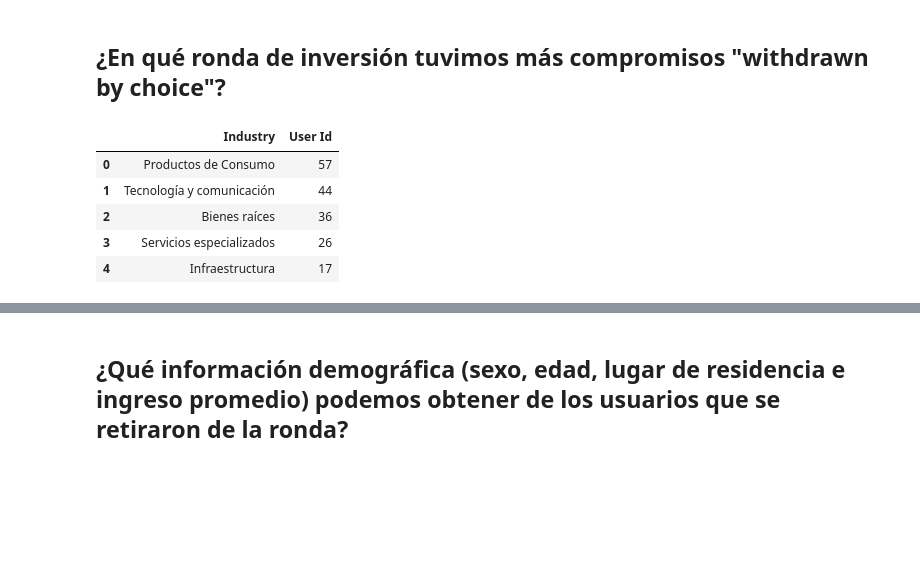
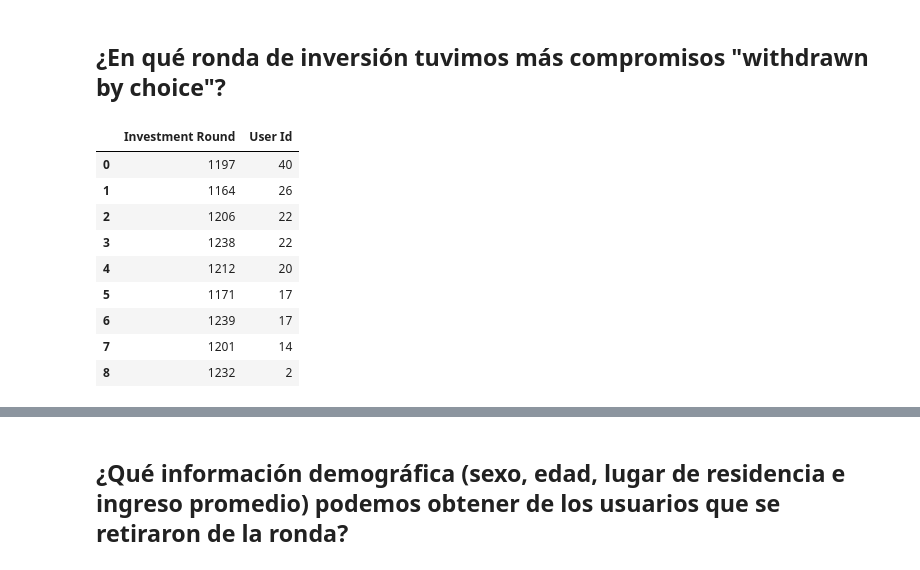
Before and after one commit to alexrodriguezh/test_pb, a Jupyter notebook: scripts/investments.ipynb, the cells around one changed output, grey strips where cells are left out. Drawn from its saved outputs; the diff is of its cells as text; code cells hidden in the pictures; blank space fills up the shorter version.

```diff
--- a/scripts/investments.ipynb
+++ b/scripts/investments.ipynb
@@ -66,12 +66,16 @@ data['Amount Invested'] = data['Amount Invested'].astype(float)
 ## ¿En qué ronda de inversión tuvimos más compromisos "withdrawn by choice"?
 # %%
 withdrawn_by_choice = data[data['Investment Status'] == 'withdrawn_by_choice']
-ronda_inv = withdrawn_by_choice.groupby(['Industry'])[['User Id']].count().sort_values('User Id', ascending=False).reset_index()
+ronda_inv = withdrawn_by_choice.groupby(['Investment Round'])[['User Id']].count().sort_values('User Id', ascending=False).reset_index()
 ronda_inv
 # %% [output]
-|  | Industry | User Id |
-| 0 | Productos de Consumo | 57 |
-| 1 | Tecnología y comunicación | 44 |
-| 2 | Bienes raíces | 36 |
-| 3 | Servicios especializados | 26 |
-| 4 | Infraestructura | 17 |
+|  | Investment Round | User Id |
+| 0 | 1197 | 40 |
+| 1 | 1164 | 26 |
+| 2 | 1206 | 22 |
+| 3 | 1238 | 22 |
+| 4 | 1212 | 20 |
+| 5 | 1171 | 17 |
+| 6 | 1239 | 17 |
+| 7 | 1201 | 14 |
+| 8 | 1232 | 2 |
```
Also changed, not shown: parts of 19 cells of this notebook.
